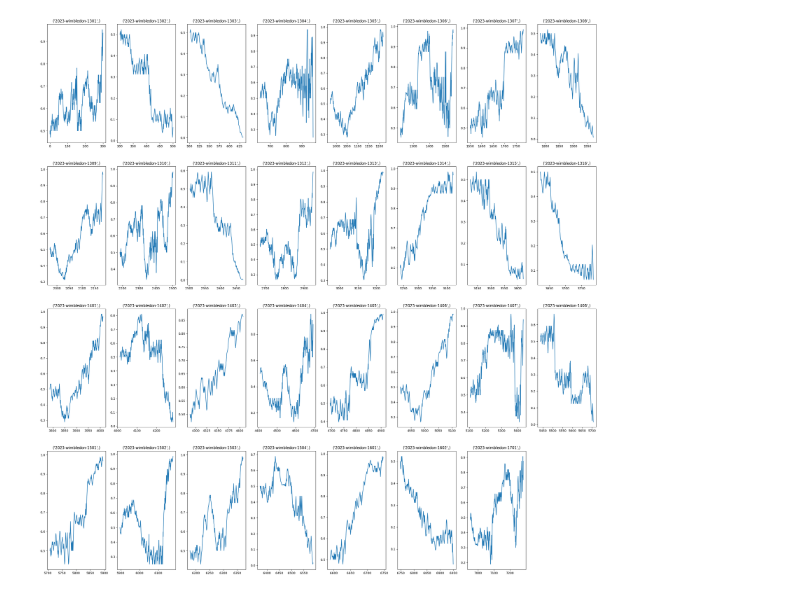
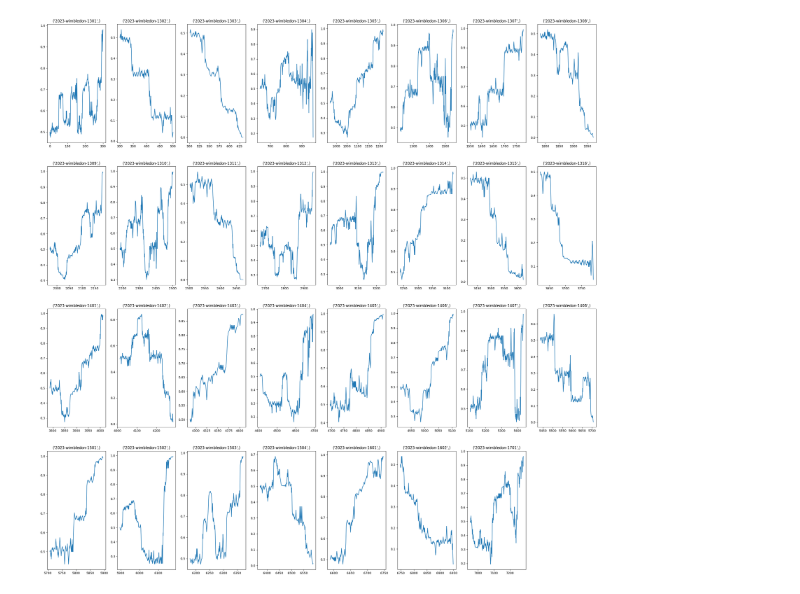
Before and after one commit to thearyanmittal/wimbledon-momentum, a Jupyter notebook: analysis.ipynb, the cells around one changed output. Saved outputs shown, nothing was run; the diff lists cells and outputs as text; code cells hidden in the pictures.

```diff
--- a/analysis.ipynb
+++ b/analysis.ipynb
@@ -10,7 +10,6 @@ sets = df["p1_sets"].astype(str) + "-" + df["p2_sets"].astype(str)
 games = df["p1_games"].astype(str) + "-" + df["p2_games"].astype(str)
 points = df["p1_score"].astype(str) + "-" + df["p2_score"].astype(str)
 server = df["server"]
-p = 0.6
+p = 0.655161325
 df["win_prob"] = list(map(lambda x,y,z: win_prob(x,y,z), sets, games, points))
-df["adheadness"] = print(list(map(lambda x,y,z,a: aheadness_metric(x, y, z, a, 0.6), sets, games, points, server)))
-# I have no idea why this works, I can get it working locally lmfao
+df["aheadness"] = list(map(lambda x,y,z,a: find_metric(x, y, z, a, p), sets, games, points, server))
@@ -31,10 +20,10 @@ df['elapsed_time'] = df['elapsed_time'].dt.total_seconds()
 # %%
 plt.figure(figsize=(32,32))
 i = 0
 for name, group in df.groupby(['match_id']):
     i += 1
     plt.subplot(4, 8, i)
-    plt.plot(group.index, group['win_prob'])
+    plt.plot(group.index, group['aheadness'])
     plt.title(name)
 # %% [output]
-[figure, old version]
+[figure, new version]
```
Also changed, not shown: parts of 1 cell of this notebook.
